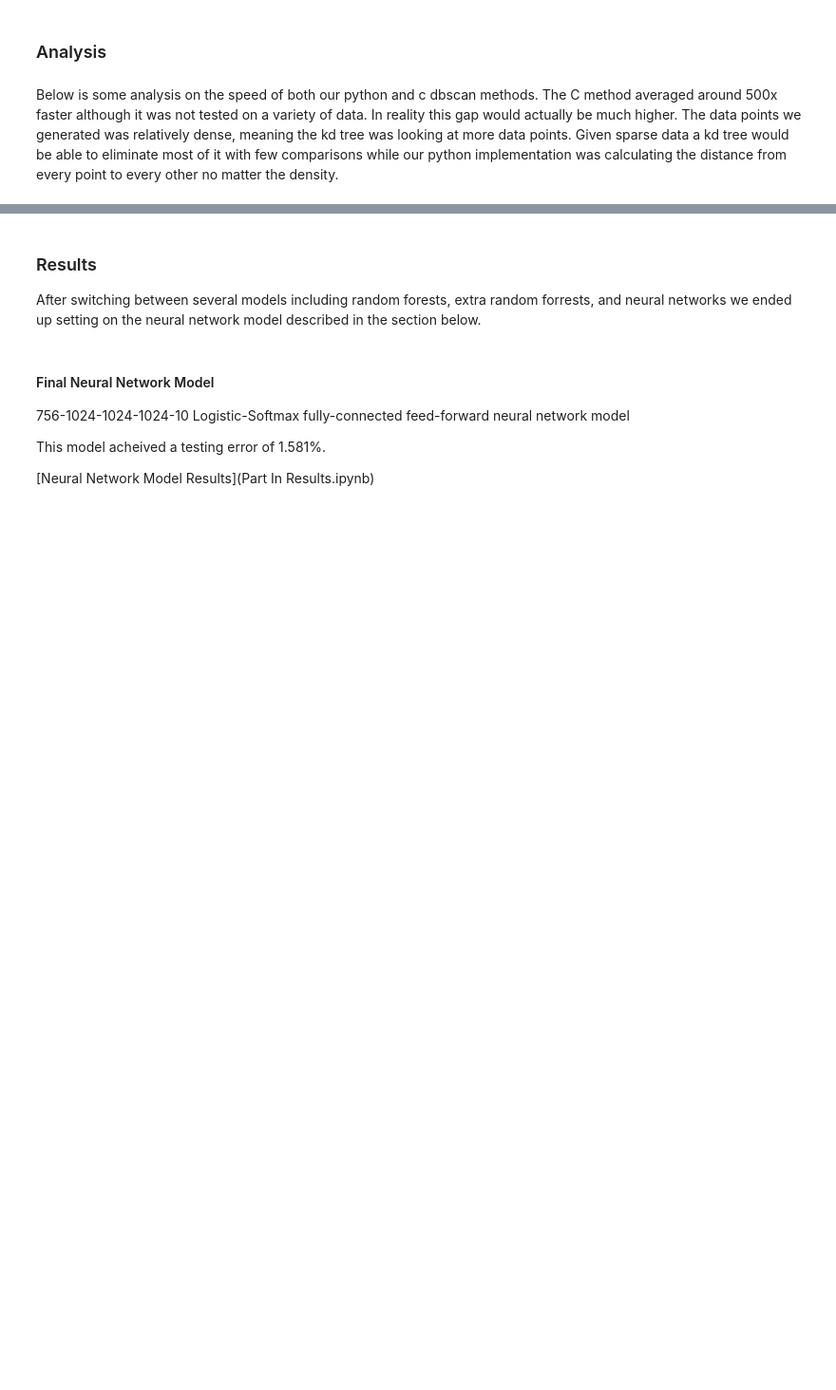
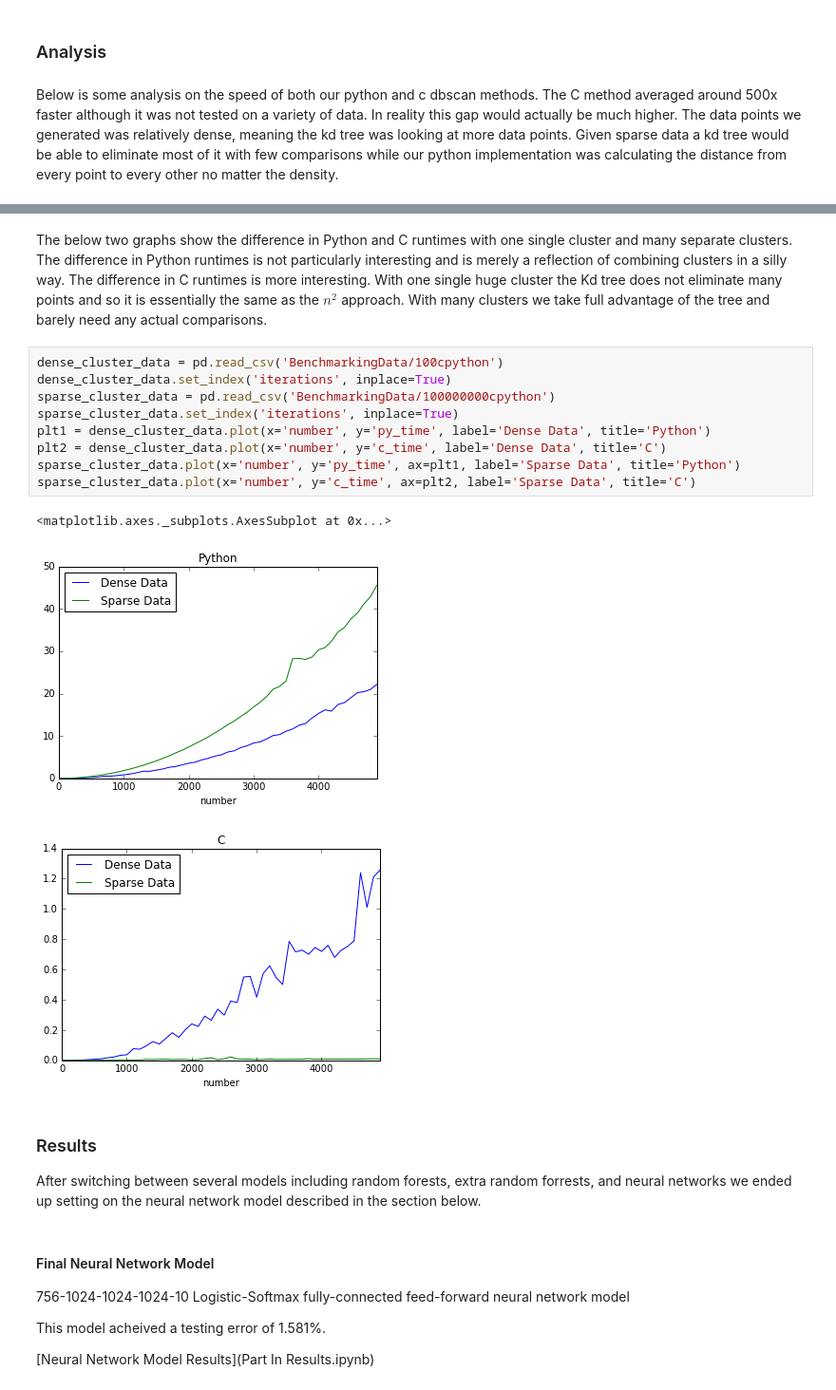
Before and after one commit to jcolemang/HandwritingClassification, a Jupyter notebook: FinalReport/FinalProjectReport.ipynb, the cells around one changed output, grey strips where cells are left out. Shown: that part at 95% size. Cells and saved outputs as stored; diff of their text form; blank space fills up the shorter version.

```diff
--- a/FinalReport/FinalProjectReport.ipynb
+++ b/FinalReport/FinalProjectReport.ipynb
@@ -77,3 +72,18 @@ The jumps in the time could have been caused by several things. First, that the
+# %% [markdown]
+The below two graphs show the difference in Python and C runtimes with one single cluster and many separate clusters. The difference in Python runtimes is not particularly interesting and is merely a reflection of combining clusters in a silly way. The difference in C runtimes is more interesting. With one single huge cluster the Kd tree does not eliminate many points and so it is essentially the same as the $n^2$ approach. With many clusters we take full advantage of the tree and barely need any actual comparisons.
+# %%
+dense_cluster_data = pd.read_csv('BenchmarkingData/100cpython')
+dense_cluster_data.set_index('iterations', inplace=True)
+sparse_cluster_data = pd.read_csv('BenchmarkingData/100000000cpython')
+sparse_cluster_data.set_index('iterations', inplace=True)
+plt1 = dense_cluster_data.plot(x='number', y='py_time', label='Dense Data', title='Python')
+plt2 = dense_cluster_data.plot(x='number', y='c_time', label='Dense Data', title='C')
+sparse_cluster_data.plot(x='number', y='py_time', ax=plt1, label='Sparse Data', title='Python')
+sparse_cluster_data.plot(x='number', y='c_time', ax=plt2, label='Sparse Data', title='C')
+# %% [output]
+<matplotlib.axes._subplots.AxesSubplot at 0x...>
+[figure, added]
+[figure, added]
 # %% [markdown]
 ### Results
 
```
Also changed, not shown: parts of 8 cells of this notebook, 4 other files.
